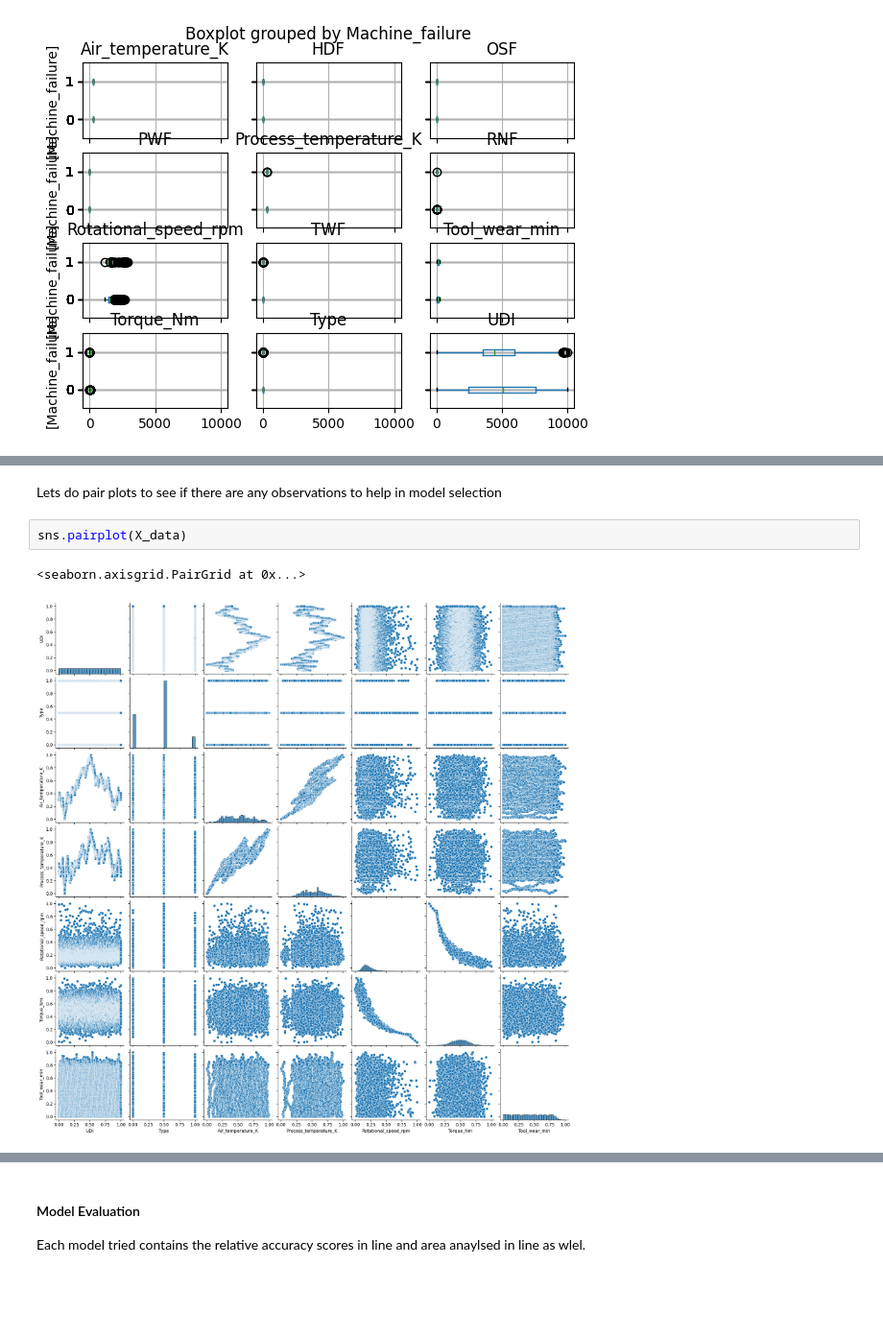
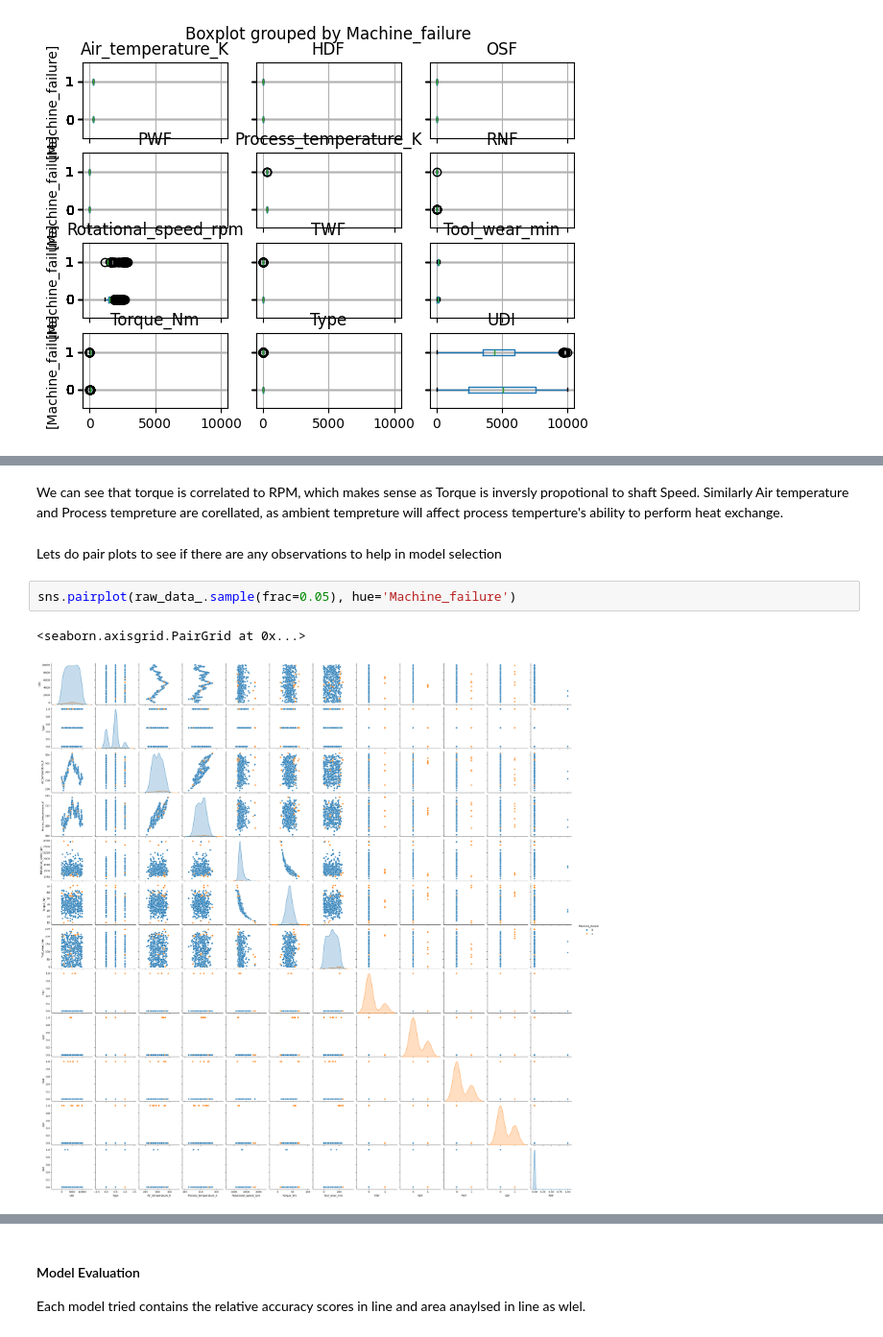
Before and after one commit to unemallan/Unsupervised-Learning-Final-Project, a Jupyter notebook: predictive_maintance_milling_machine.ipynb, the cells around one changed output, grey strips where cells are left out. Shown at 96% size. Saved outputs shown, nothing was run; the diff lists cells and outputs as text; blank space fills up the shorter version.

```diff
--- a/predictive_maintance_milling_machine.ipynb
+++ b/predictive_maintance_milling_machine.ipynb
@@ -334,9 +352,11 @@ array([[<Axes: title={'center': 'Air_temperature_K'}, ylabel='[Machine_failure]'
+# %% [markdown]
+We can see that torque is correlated to RPM, which makes sense as Torque is inversly propotional to shaft Speed. Similarly Air temperature and Process tempreture are corellated, as ambient tempreture will affect process temperture's ability to perform heat exchange.
 # %% [markdown]
 Lets do pair plots to see if there are any observations to help in model selection
-# %%
-sns.pairplot(X_data)
-# %% [output]
-<seaborn.axisgrid.PairGrid at 0x...>
-[figure, removed]
+# %%
+sns.pairplot(raw_data_.sample(frac=0.05), hue='Machine_failure')
+# %% [output]
+<seaborn.axisgrid.PairGrid at 0x...>
+[figure, added]
 # %% [markdown]
 ### Exploratory Data Analysis
```
Also changed, not shown: parts of 25 cells of this notebook.
